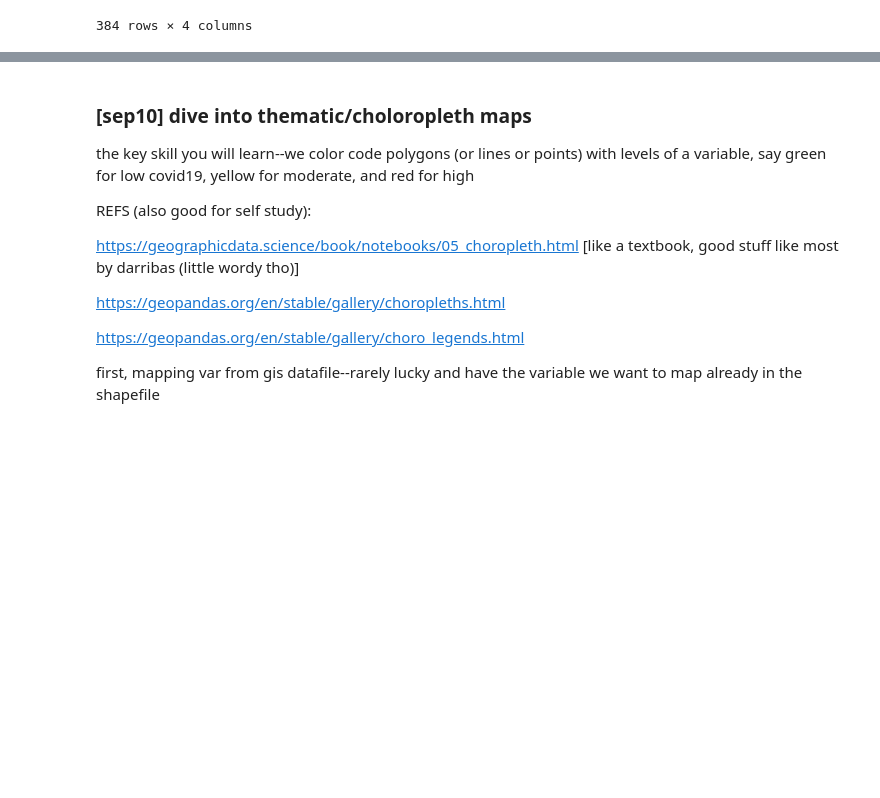
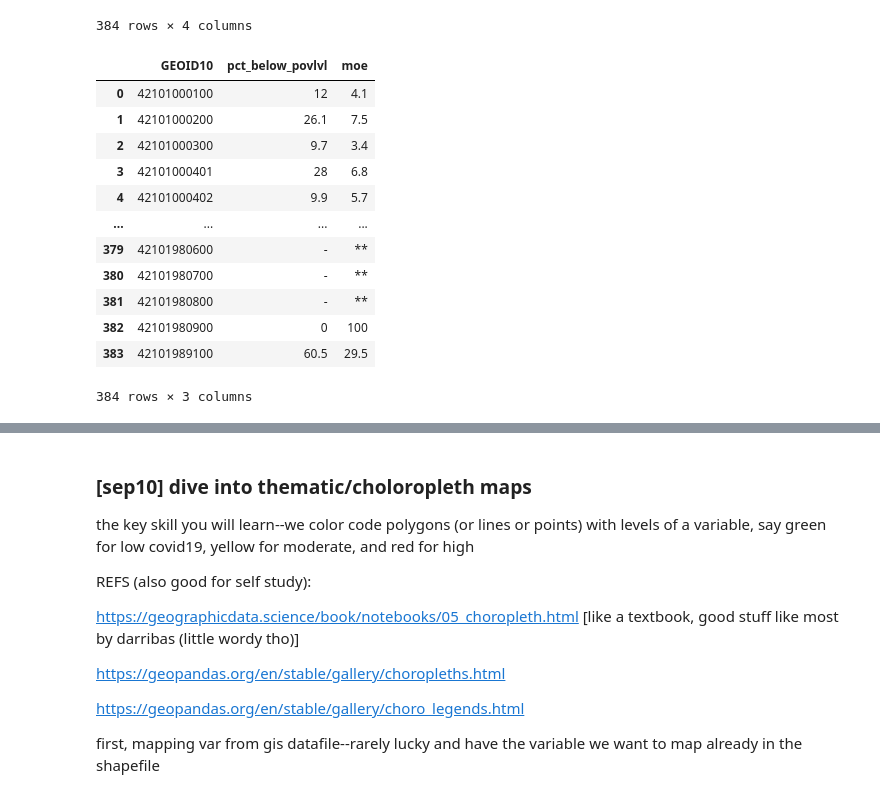
Before and after one commit to Kristina-RUC/datamana, a Jupyter notebook: map.ipynb, the cells around one changed output, grey strips where cells are left out. Drawn from its saved outputs; the diff is of its cells as text; code cells hidden in the pictures; blank space fills up the shorter version.

```diff
--- a/map.ipynb
+++ b/map.ipynb
@@ -311,3 +317,20 @@ phillypov [['GEOID10','pct_below_povlvl','moe','_merge']]
 | 382 | 42101980900 | 0 | 100 | both |
 | 383 | 42101989100 | 60.5 | 29.5 | both |
 384 rows × 4 columns
+# %%
+phillypov2 = pd.merge(phillyCT0, poverty2, on='GEOID10',how='outer',indicator=False)
+phillypov2 [['GEOID10','pct_below_povlvl','moe']]
+# %% [output]
+|  | GEOID10 | pct_below_povlvl | moe |
+| 0 | 42101000100 | 12 | 4.1 |
+| 1 | 42101000200 | 26.1 | 7.5 |
+| 2 | 42101000300 | 9.7 | 3.4 |
+| 3 | 42101000401 | 28 | 6.8 |
+| 4 | 42101000402 | 9.9 | 5.7 |
+| ... | ... | ... | ... |
+| 379 | 42101980600 | - | ** |
+| 380 | 42101980700 | - | ** |
+| 381 | 42101980800 | - | ** |
+| 382 | 42101980900 | 0 | 100 |
+| 383 | 42101989100 | 60.5 | 29.5 |
+384 rows × 3 columns
```
Also changed, not shown: parts of 5 cells of this notebook.
